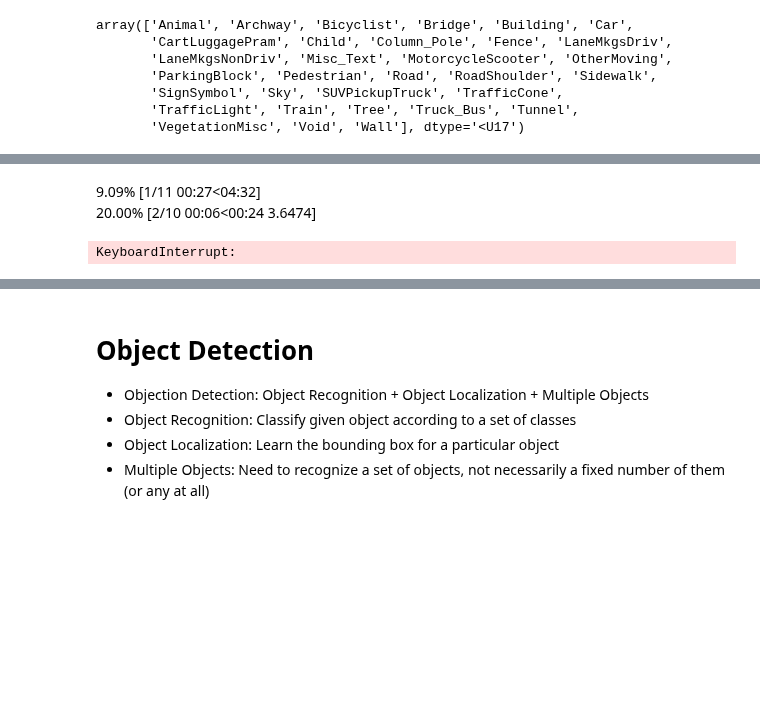
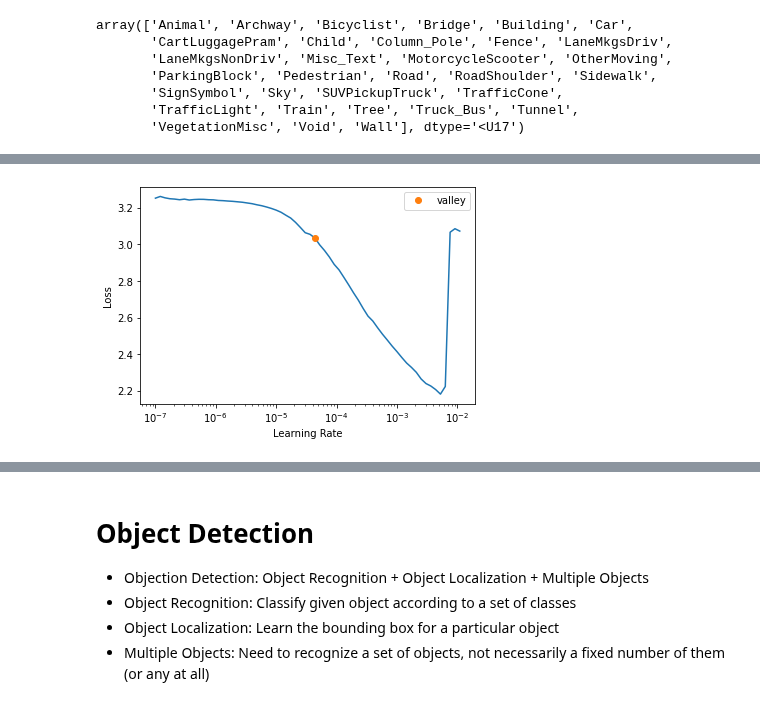
Before and after one commit to rkingery/notebooks, a Jupyter notebook: computer-vison-advanced.ipynb, the cells around one changed output, grey strips where cells are left out. Drawn from its saved outputs; the diff is of its cells as text; code cells hidden in the pictures; blank space fills up the shorter version.

```diff
--- a/computer-vison-advanced.ipynb
+++ b/computer-vison-advanced.ipynb
@@ -120,4 +122,4 @@ dls.show_batch(max_n=6)
 # %%
-learn = fastai.unet_learner(dls, fastai.resnet18)
+learn = fastai.unet_learner(dls, fastai.resnet34)
 learn.lr_find()
 # %% [output]
@@ -125,4 +128,2 @@ Downloading: "https://download.pytorch.org/models/resnet18-f37072fd.pth" to /Use
-9.09% [1/11 00:27<04:32]
-20.00% [2/10 00:06<00:24 3.6474]
-KeyboardInterrupt:
+[figure, added]
 # %%
```
Also changed, not shown: parts of 14 cells of this notebook.
